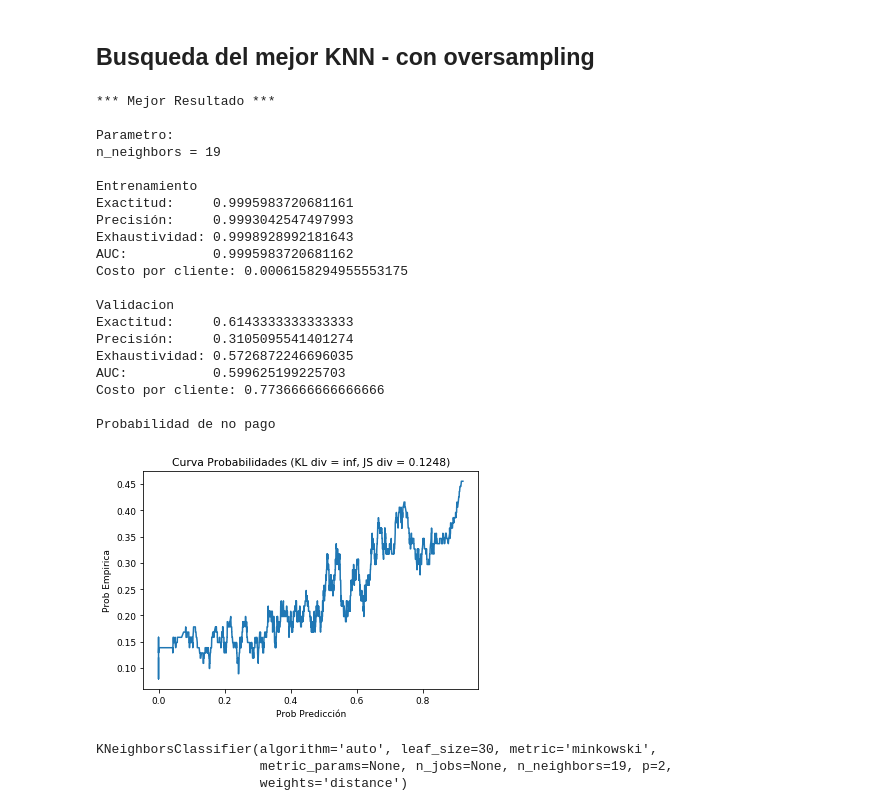
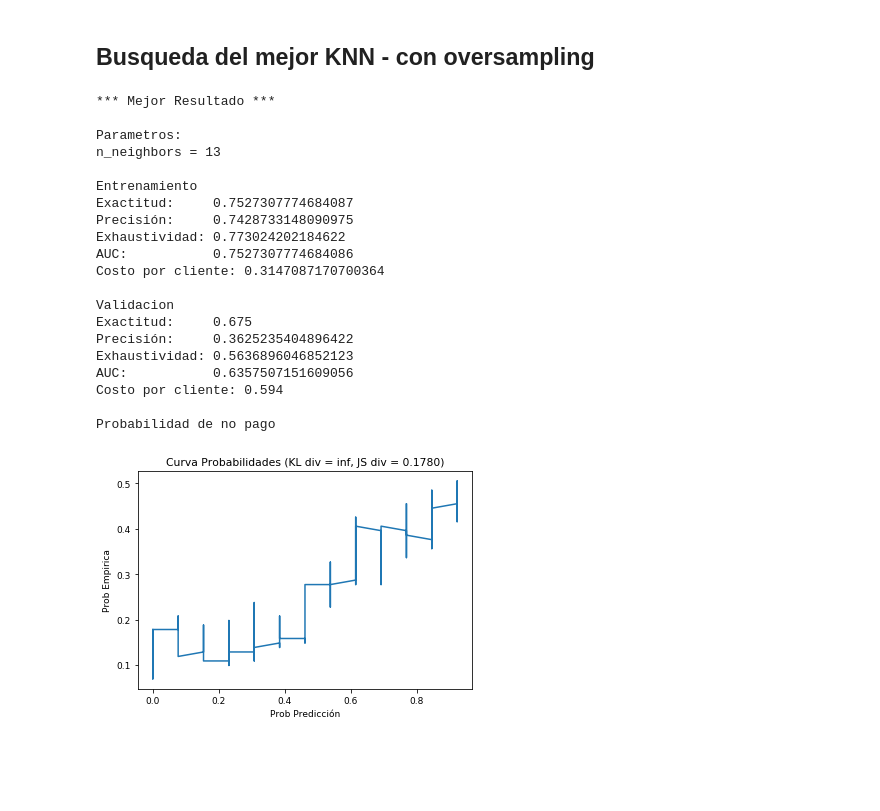
Before and after one commit to alainno/default-credit-card, a Jupyter notebook: eKNNDefault.ipynb, the cells around one changed output. Cells and saved outputs as stored; diff of their text form; code cells hidden in the pictures; blank space fills up the shorter version.

```diff
--- a/eKNNDefault.ipynb
+++ b/eKNNDefault.ipynb
@@ -400,12 +360,12 @@ def mejorKNN(X_entren, y_entren, X_val, y_val,
     _cost = sys.float_info.max
 
     for n_neighbors in n_neighbors_list:
-        miKNN = KNeighborsClassifier(n_neighbors = n_neighbors, weights='distance')
+        miKNN = KNeighborsClassifier(n_neighbors = n_neighbors)
         miKNN.fit(X_entren, y_entren)
 
         if printdetail:
             print('\n* Parametro *')
-            print('n_neighbors =', n_neighbors)
+            print('\nn_neighbors =', n_neighbors)
             print('\nEntrenamiento')
             entren_cost = custom_cost(miKNN, X_entren, y_entren, True)
             print('\nValidacion')
@@ -422,7 +382,7 @@ def mejorKNN(X_entren, y_entren, X_val, y_val,
             _miKNN = miKNN
 
     print('\n*** Mejor Resultado ***')
-    print('\nParametro:')
+    print('\nParametros:')
     print('n_neighbors =', _n_neighbors)
     print('\nEntrenamiento')
     imprimirCalidad(_entren_cost)
@@ -462,11 +449,11 @@ Probabilidad de no pago
 # %% [markdown]
 ### Over Sampling
 # %%
-# probar data balanciada.
+# probar data balanciada, con los mejores parametros encontrados en el ejercicio Sin oversampling
 from sklearn.neighbors import KNeighborsClassifier
 
 #utilizaremos X e y de entrenamiento
-knn_b = KNeighborsClassifier(n_neighbors = 4, weights='distance')
+knn_b = KNeighborsClassifier(n_neighbors = 3)
 knn_b.fit(X_entren_os, y_entren_os)
 
 print('\nEntrenamiento')
@@ -496,14 +482,0 @@ Probabilidad de no pago
-# %%
-# probar el modelo con los datos balanceados y raiz de los montos.
-from sklearn.neighbors import KNeighborsClassifier
-
-knn_b = KNeighborsClassifier(n_neighbors = 4, weights='distance')
-knn_b.fit(X_entren_os_tr, y_entren_os)
-
-print('\nEntrenamiento')
-custom_cost(knn_b, X_entren_os_tr, y_entren_os, True)
-print('\nValidacion')
-custom_cost(knn_b, X_val_tr, y_val, True)
-print('\nProbabilidad de no pago')
-y_val_prob = knn_b.predict_proba(X_val)[:,1]
-mostrarPQ(y_val, y_val_prob)
@@ -548,17 +482,0 @@ X_entren_os_tr_pago.describe()
-# %%
-# probamos KNN con data balanceada,  con raiz de montos y datos categoricos separado.
-
-#KNN:
-from sklearn.neighbors import KNeighborsClassifier
-
-#utilizaremos X e y de tren.
-knn_b = KNeighborsClassifier(n_neighbors = 4, weights='distance')
-knn_b.fit(X_entren_os_tr_pago, y_entren_os)
-
-print('\nEntrenamiento')
-custom_cost(knn_b, X_entren_os_tr_pago, y_entren_os, True)
-print('\nValidacion')
-custom_cost(knn_b, X_val_tr_pago, y_val, True)
-print('\nProbabilidad de no pagar')
-y_val_prob = knn_b.predict_proba(X_val_tr_pago)[:,1]
-mostrarPQ(y_val, y_val_prob)
@@ -584,38 +485,27 @@ Probabilidad de no pagar
 # %%
 # encontramos el modelo con mejor parámetro
 mejorKNN(X_entren_os, y_entren_os, X_val, y_val,
-             n_neighbors_list=[1,3,5,7,9,11,13,15,17,19],
+             n_neighbors_list=[3,5,6,7,8,9,11,13,15,20],
              printdetail=False)
 # %% [output]
 *** Mejor Resultado ***
 
-Parametro:
-n_neighbors = 19
+Parametros:
+n_neighbors = 13
 
 Entrenamiento
-Exactitud:     0.9995983720681161
-Precisión:     0.9993042547497993
-Exhaustividad: 0.9998928992181643
-AUC:           0.9995983720681162
-Costo por cliente: 0.0006158294955553175
+Exactitud:     0.7527307774684087
+Precisión:     0.7428733148090975
+Exhaustividad: 0.773024202184622
+AUC:           0.7527307774684086
+Costo por cliente: 0.3147087170700364
 
 Validacion
-Exactitud:     0.6143333333333333
-Precisión:     0.3105095541401274
-Exhaustividad: 0.5726872246696035
-AUC:           0.599625199225703
-Costo por cliente: 0.7736666666666666
+Exactitud:     0.675
+Precisión:     0.3625235404896422
+Exhaustividad: 0.5636896046852123
+AUC:           0.6357507151609056
+Costo por cliente: 0.594
 
 Probabilidad de no pago
-[figure, old version]
+[figure, new version]
-# %%
-#uso de KNN:
-from sklearn.neighbors import KNeighborsClassifier
-
-#utilizaremos X e y de tren.
-knn_b = KNeighborsClassifier(n_neighbors = 19, weights='distance')
-knn_b.fit(X_entren, y_entren)
-# %% [output]
-KNeighborsClassifier(algorithm='auto', leaf_size=30, metric='minkowski',
-                     metric_params=None, n_jobs=None, n_neighbors=19, p=2,
-                     weights='distance')
```
Also changed, not shown: parts of 31 cells of this notebook.
